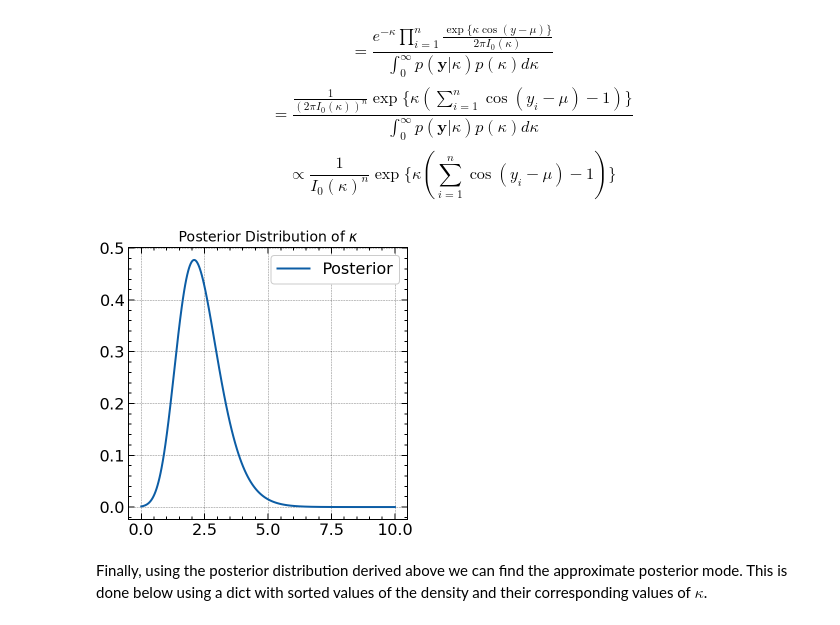
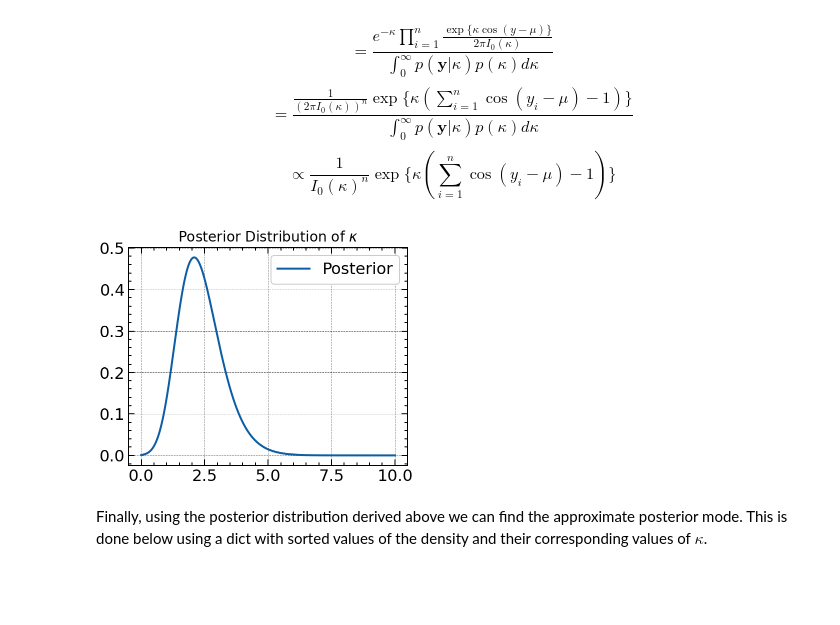
Before and after one commit to Sinbad-The-Sailor/Bayesian-Methods, a Jupyter notebook: single_parameter_bayesian_models.ipynb, the cells around one changed output. Cells and saved outputs as stored; diff of their text form; code cells hidden in the pictures; blank space fills up the shorter version.

```diff
--- a/single_parameter_bayesian_models.ipynb
+++ b/single_parameter_bayesian_models.ipynb
@@ -244,18 +234,18 @@ def posterior_bayes_factor(data: list, mu: float) -> float:
 # %%
 data = [1.83, 2.02, 2.33, -2.79, 2.07, 2.02, -2.44, 2.14, 2.54, 2.23]
 kappa = np.linspace(0, 10, 1000)
 bayes_factor = posterior_bayes_factor(data, 2.51)
 dist_values  = posterior_distribution_pdf(kappa, data, 2.51) / bayes_factor
 
 fig, ax = plt.subplots()
 ax.plot(kappa, dist_values, label='Posterior')
 ax.set_title('Posterior Distribution of $\kappa$', fontsize=FIGURE_FONT_SIZE)
 # ax.set_frame_on(False)
 ax.legend()
-fig.set_size_inches(5, 5)
+fig.set_size_inches(5, 4)
 plt.show()
 # %% [output]
-[figure, old version]
+[figure, new version]
 # %% [markdown]
 Finally, using the posterior distribution derived above we can find the approximate posterior mode. This is done below using a dict with sorted values of the density and their corresponding values of $\kappa$.
 # %%
```
Also changed, not shown: parts of 9 cells of this notebook.
